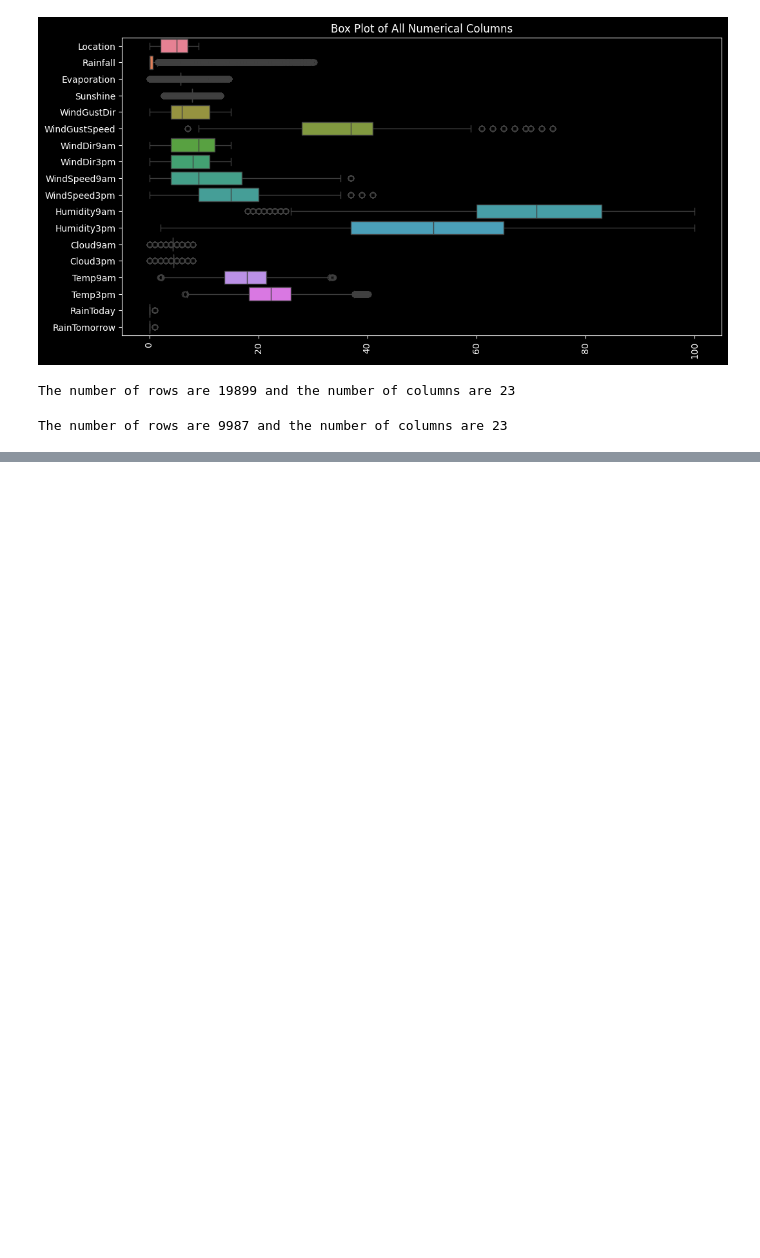
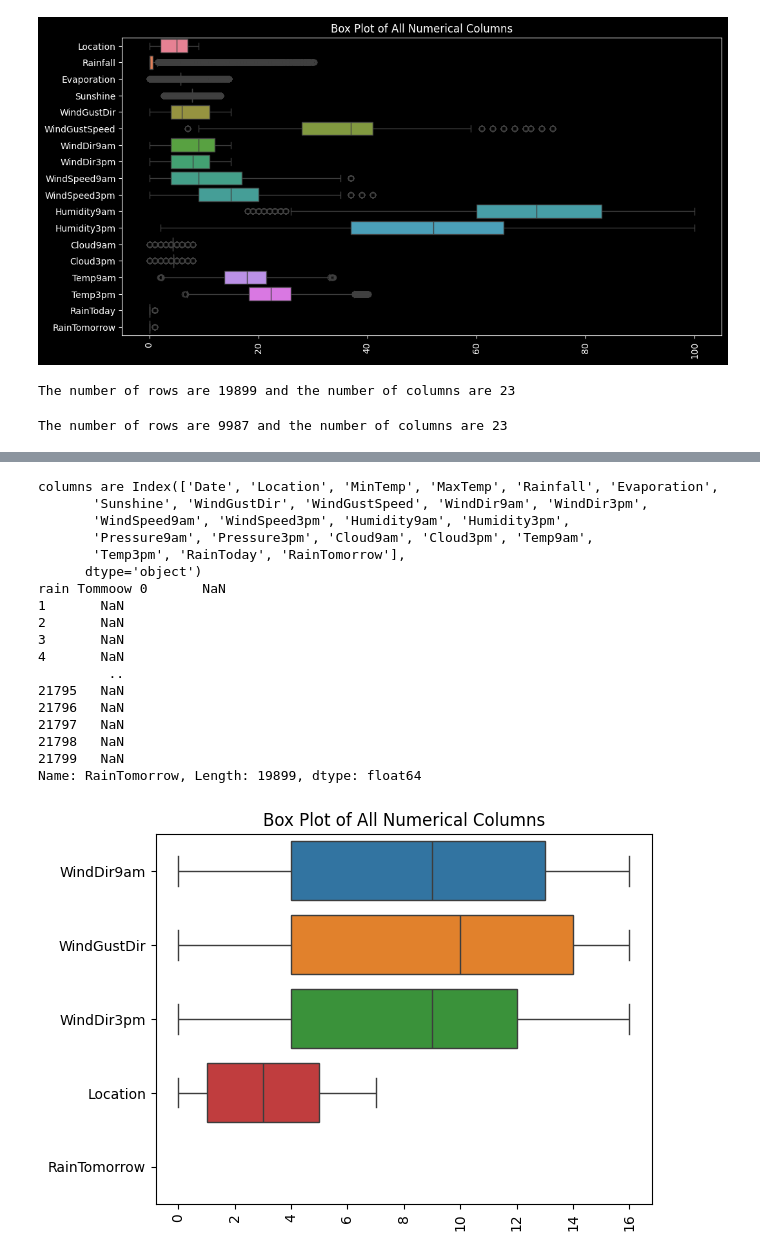
Before and after one commit to l1t-w1n/dr-final, a Jupyter notebook: test.ipynb, the cells around one changed output, grey strips where cells are left out. Cells and saved outputs as stored; diff of their text form; code cells hidden in the pictures; blank space fills up the shorter version.

```diff
--- a/test.ipynb
+++ b/test.ipynb
@@ -196,0 +220,36 @@ The number of rows are 9987 and the number of columns are 23
+# %%
+le = preprocessing.LabelEncoder()
+df_train['WindDir9am'] = le.fit_transform(df_train['WindDir9am'])
+df_train['WindGustDir'] = le.fit_transform(df_train['WindGustDir'])
+df_train['WindDir3pm'] = le.fit_transform(df_train['WindDir3pm'])
+df_train['Location'] = le.fit_transform(df_train['Location'])
+print(f"columns are {df_train.columns}")
+
+print(f'rain Tommoow {df_train["RainTomorrow"]}')
+
+df_train['RainTomorrow'] = df_train['RainTomorrow'].map({'Yes': 1, 'No': 0})
+
+sns.boxplot(data=df_train[["WindDir9am", "WindGustDir", "WindDir3pm", "Location", "RainTomorrow"]], orient='h')
+plt.title('Box Plot of All Numerical Columns')
+plt.xticks(rotation=90)
+plt.show()
+# %% [output]
+columns are Index(['Date', 'Location', 'MinTemp', 'MaxTemp', 'Rainfall', 'Evaporation',
+       'Sunshine', 'WindGustDir', 'WindGustSpeed', 'WindDir9am', 'WindDir3pm',
+       'WindSpeed9am', 'WindSpeed3pm', 'Humidity9am', 'Humidity3pm',
+       'Pressure9am', 'Pressure3pm', 'Cloud9am', 'Cloud3pm', 'Temp9am',
+       'Temp3pm', 'RainToday', 'RainTomorrow'],
+      dtype='object')
+rain Tommoow 0       NaN
+1       NaN
+2       NaN
+3       NaN
+4       NaN
+         ..
+21795   NaN
+21796   NaN
+21797   NaN
+21798   NaN
+21799   NaN
+Name: RainTomorrow, Length: 19899, dtype: float64
+[figure, added]
```
Also changed, not shown: parts of 4 cells of this notebook, 5 other files.
